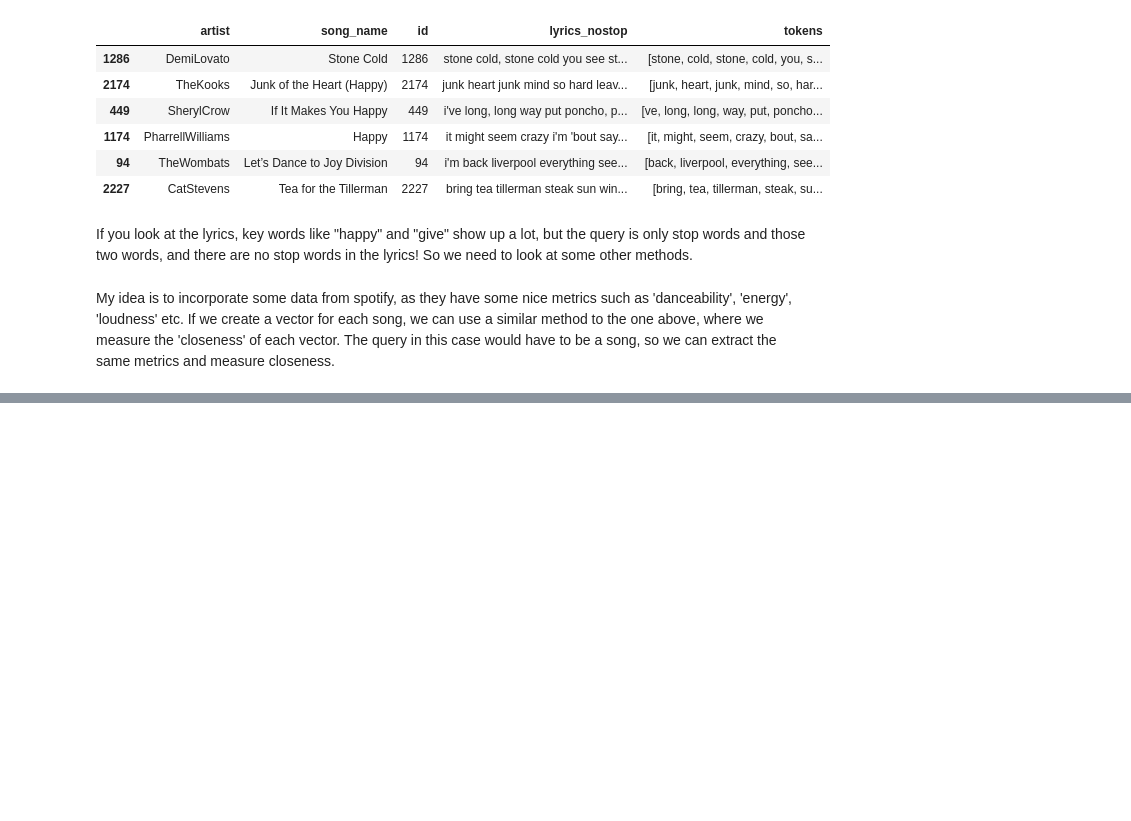
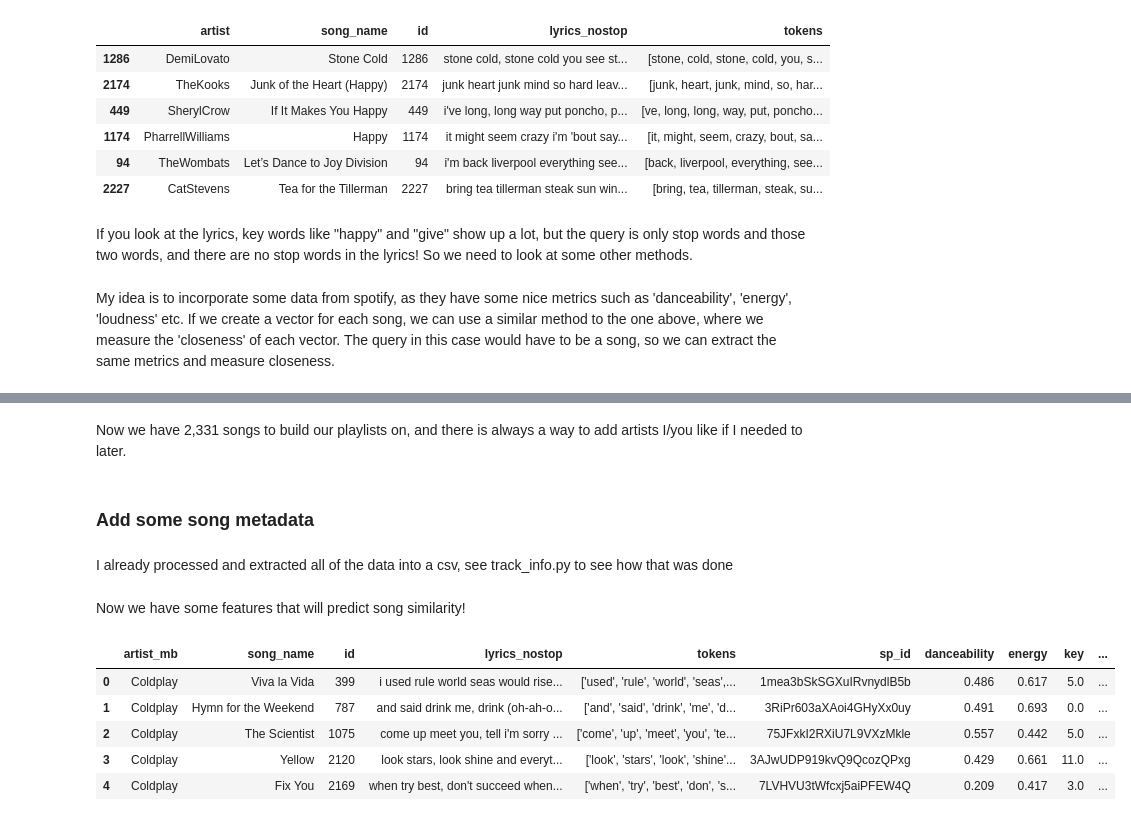
Before and after one commit to uodonnell/SpotifyPlaylist, a Jupyter notebook: notebook.ipynb, the cells around one changed output, grey strips where cells are left out. Saved outputs shown, nothing was run; the diff lists cells and outputs as text; code cells hidden in the pictures; blank space fills up the shorter version.

```diff
--- a/notebook.ipynb
+++ b/notebook.ipynb
@@ -148,0 +275,20 @@ My idea is to incorporate some data from spotify, as they have some nice metrics
+# %% [markdown]
+Now we have 2,331 songs to build our playlists on, and there is always a way to add artists I/you like if I needed to later.
+# %% [markdown]
+### Add some song metadata
+# %% [markdown]
+I already processed and extracted all of the data into a csv, see track_info.py to see how that was done
+# %% [markdown]
+Now we have some features that will predict song similarity!
+# %%
+track_info = pd.read_csv("data/audio_and_lyric_data.csv")
+# %%
+track_info = track_info.drop("Unnamed: 0",axis=1)
+track_info.head()
+# %% [output]
+|  | artist_mb | song_name | id | lyrics_nostop | tokens | sp_id | danceability | energy | key | ... |
+| 0 | Coldplay | Viva la Vida | 399 | i used rule world seas would rise... | ['used', 'rule', 'world', 'seas',... | 1mea3bSkSGXuIRvnydlB5b | 0.486 | 0.617 | 5.0 | ... |
+| 1 | Coldplay | Hymn for the Weekend | 787 | and said drink me, drink (oh-ah-o... | ['and', 'said', 'drink', 'me', 'd... | 3RiPr603aXAoi4GHyXx0uy | 0.491 | 0.693 | 0.0 | ... |
+| 2 | Coldplay | The Scientist | 1075 | come up meet you, tell i'm sorry ... | ['come', 'up', 'meet', 'you', 'te... | 75JFxkI2RXiU7L9VXzMkle | 0.557 | 0.442 | 5.0 | ... |
+| 3 | Coldplay | Yellow | 2120 | look stars, look shine and everyt... | ['look', 'stars', 'look', 'shine'... | 3AJwUDP919kvQ9QcozQPxg | 0.429 | 0.661 | 11.0 | ... |
+| 4 | Coldplay | Fix You | 2169 | when try best, don't succeed when... | ['when', 'try', 'best', 'don', 's... | 7LVHVU3tWfcxj5aiPFEW4Q | 0.209 | 0.417 | 3.0 | ... |
```
Also changed, not shown: parts of 30 cells of this notebook, 13 other files.
